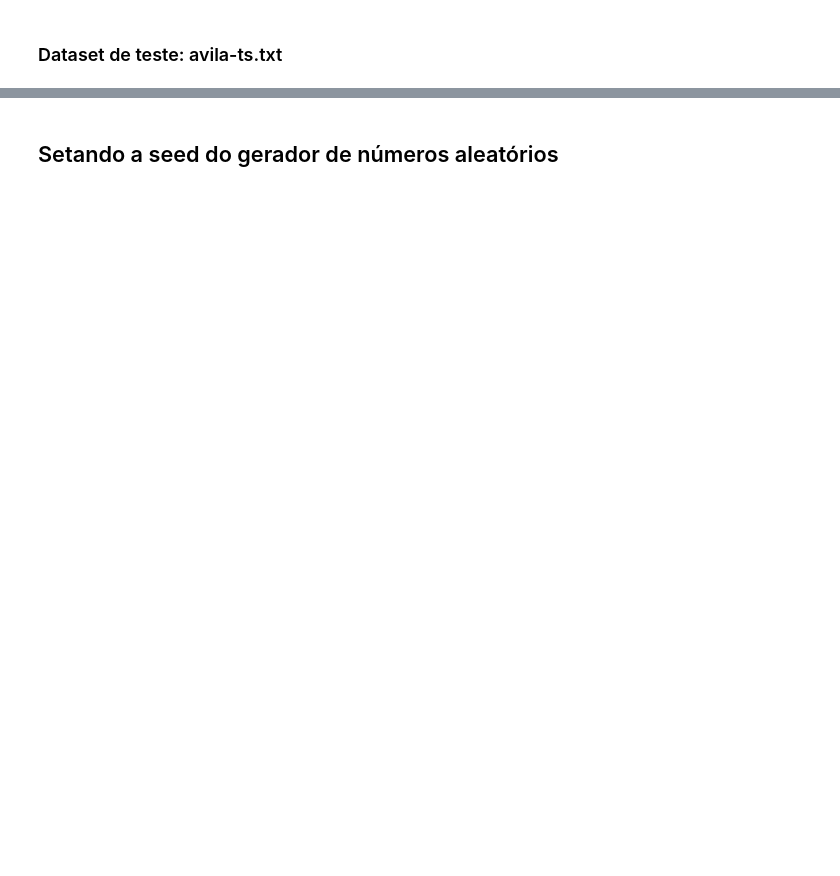
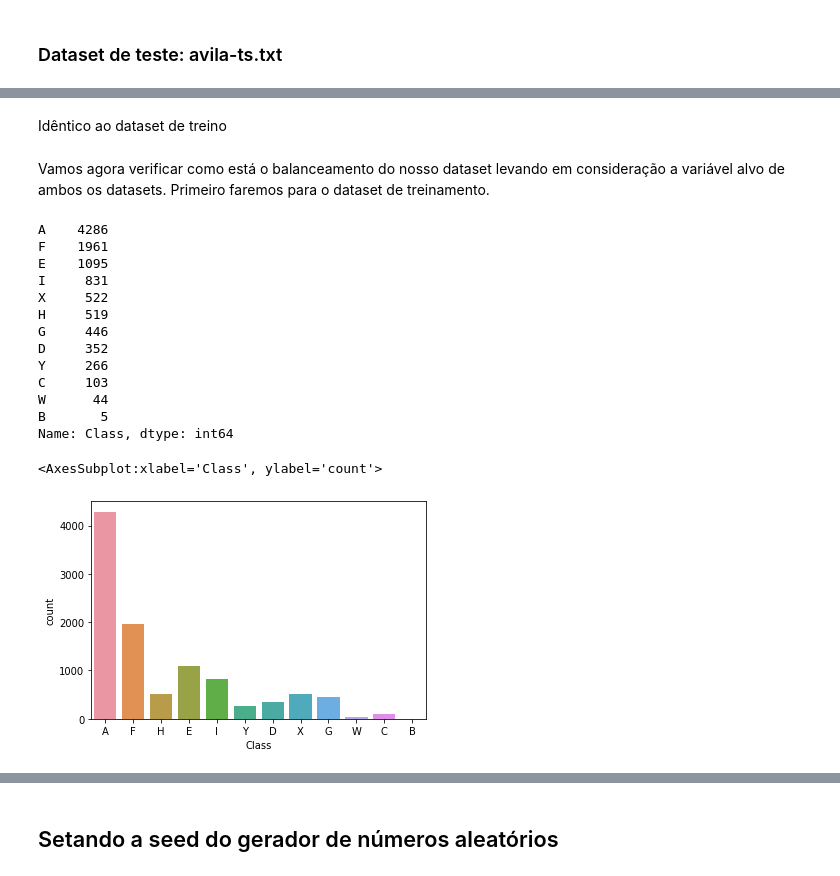
Before and after one commit to bruhenri12/Projeto-AM-2022-2, a Jupyter notebook: codigos/ProjetoAM.ipynb, the cells around one changed output, grey strips where cells are left out. Drawn from its saved outputs; the diff is of its cells as text; code cells hidden in the pictures; blank space fills up the shorter version.

```diff
--- a/codigos/ProjetoAM.ipynb
+++ b/codigos/ProjetoAM.ipynb
@@ -54,7 +44,6 @@ labels = ["intercolumnar distance","upper margin","lower margin","exploitation",
 # labels das classes
 classes = ["A", "B", "C", "D", "E", "F", "G", "H", "I", "W", "X", "Y"]
 
-path_dataset_train = "/content/drive/MyDrive/Disciplinas/2022.2/AM-GRAD 2022-2/Projeto AM 2022-2/data/avila-tr.txt"
+path_dataset_train = "avila-tr.txt"
 
 avila_train = pd.read_csv(path_dataset_train, sep=",",header=None,names=labels)
-avila_train.head()
@@ -81,0 +240,25 @@ avila_test.head()
+# %% [markdown]
+Idêntico ao dataset de treino
+# %% [markdown]
+Vamos agora verificar como está o balanceamento do nosso dataset levando em consideração a variável alvo de ambos os datasets. Primeiro faremos para o dataset de treinamento.
+# %%
+v = avila_train.Class.value_counts()
+print(v)
+
+sns.countplot(x='Class', data = avila_train)
+# %% [output]
+A    4286
+F    1961
+E    1095
+I     831
+X     522
+H     519
+G     446
+D     352
+Y     266
+C     103
+W      44
+B       5
+Name: Class, dtype: int64
+<AxesSubplot:xlabel='Class', ylabel='count'>
+[figure, added]
```
Also changed, not shown: parts of 133 cells of this notebook, 4 other files.
